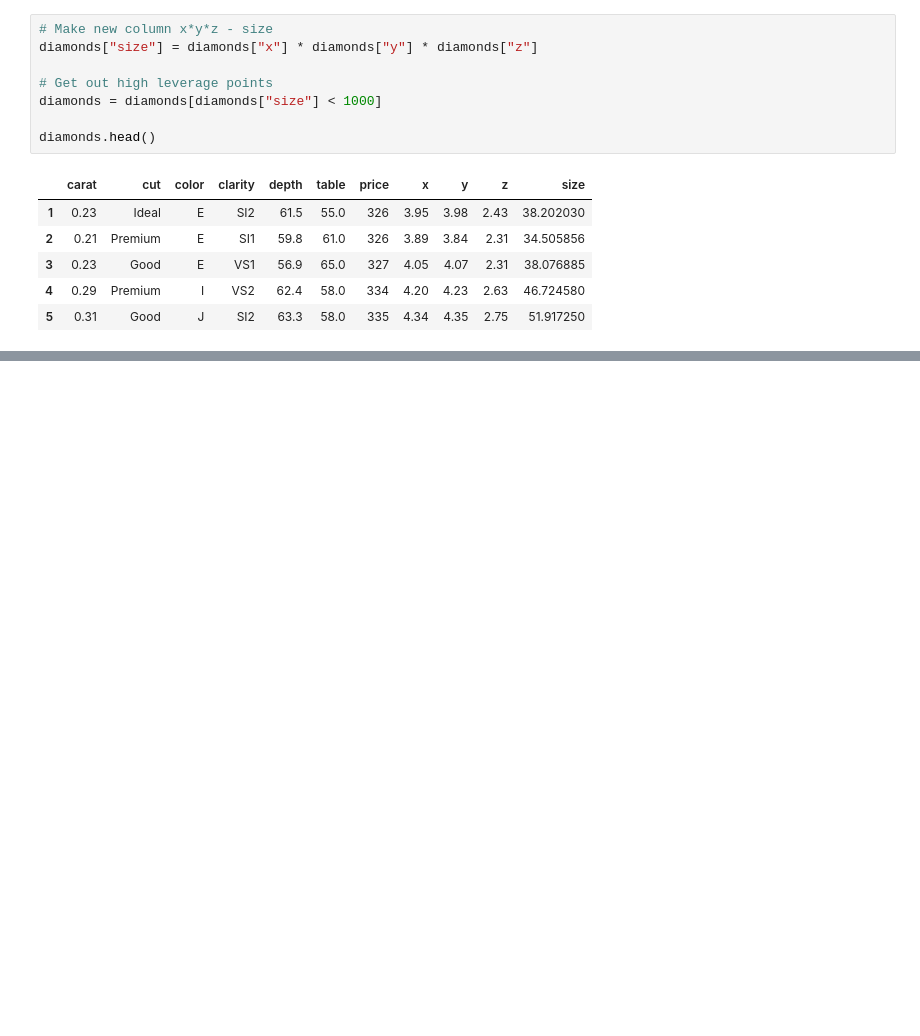
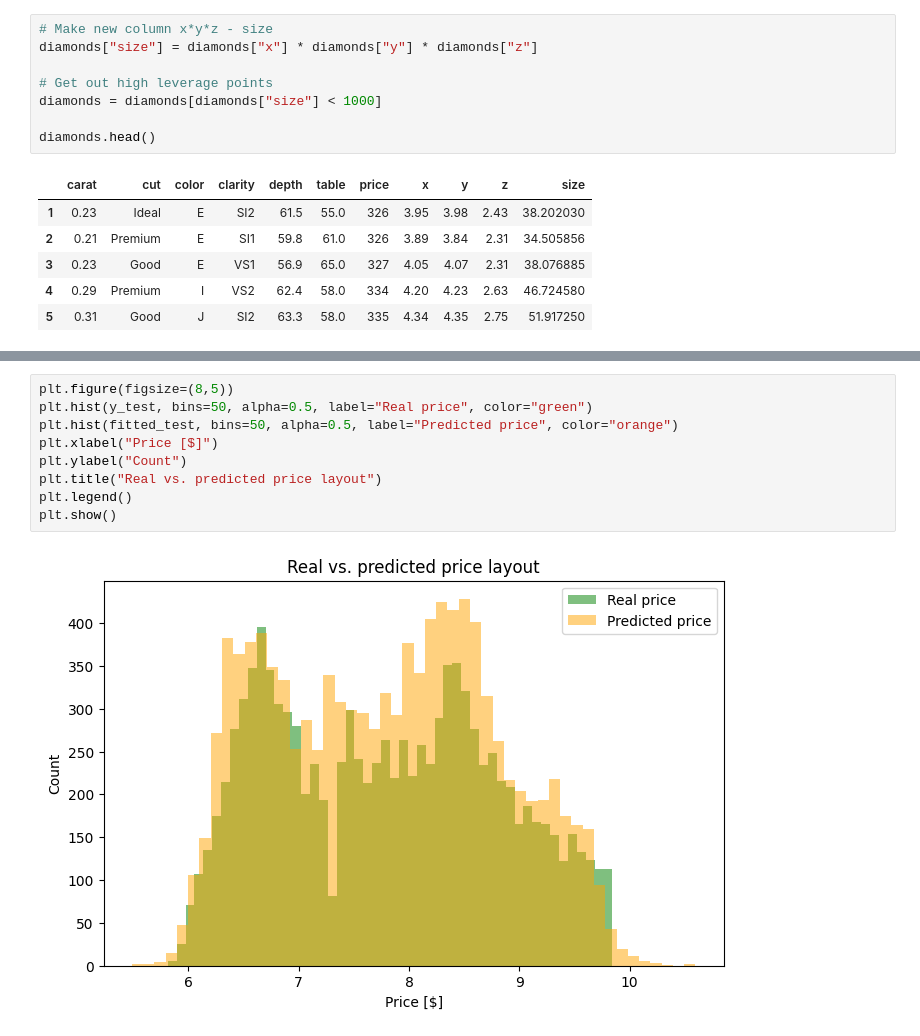
Before and after one commit to marasnetwork/machine-learning, a Jupyter notebook: projects/01-diamond-price-prediction/notebooks/diamonds_linear_regression.ipynb, the cells around one changed output, grey strips where cells are left out. Saved outputs shown, nothing was run; the diff lists cells and outputs as text; blank space fills up the shorter version.

```diff
--- a/projects/01-diamond-price-prediction/notebooks/diamonds_linear_regression.ipynb
+++ b/projects/01-diamond-price-prediction/notebooks/diamonds_linear_regression.ipynb
@@ -140,0 +199,11 @@ Number of point above limit: 3132
+# %%
+plt.figure(figsize=(8,5))
+plt.hist(y_test, bins=50, alpha=0.5, label="Real price", color="green")
+plt.hist(fitted_test, bins=50, alpha=0.5, label="Predicted price", color="orange")
+plt.xlabel("Price [$]")
+plt.ylabel("Count")
+plt.title("Real vs. predicted price layout")
+plt.legend()
+plt.show()
+# %% [output]
+[figure, added]
```
Also changed, not shown: parts of 9 cells of this notebook, 1 other file.
